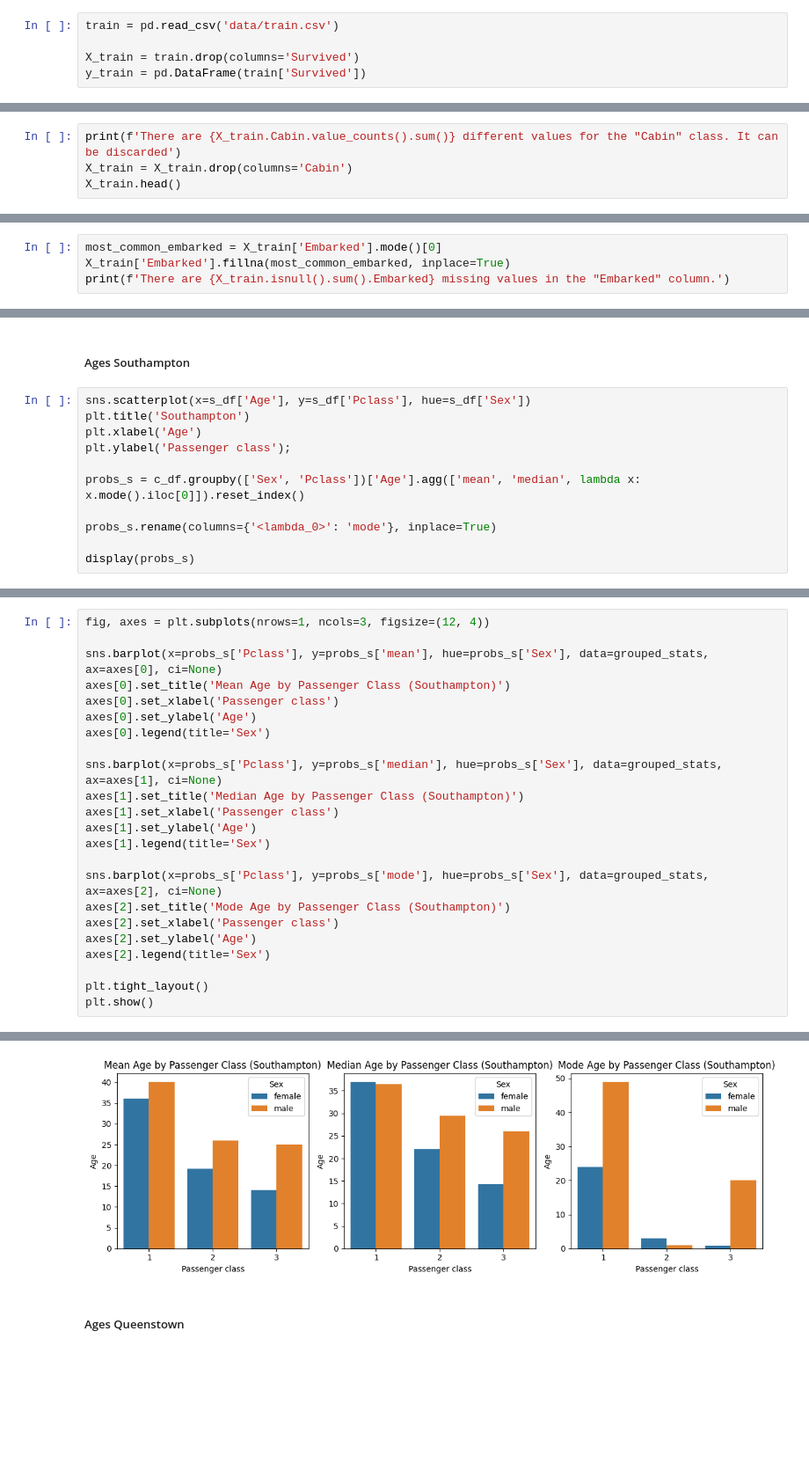
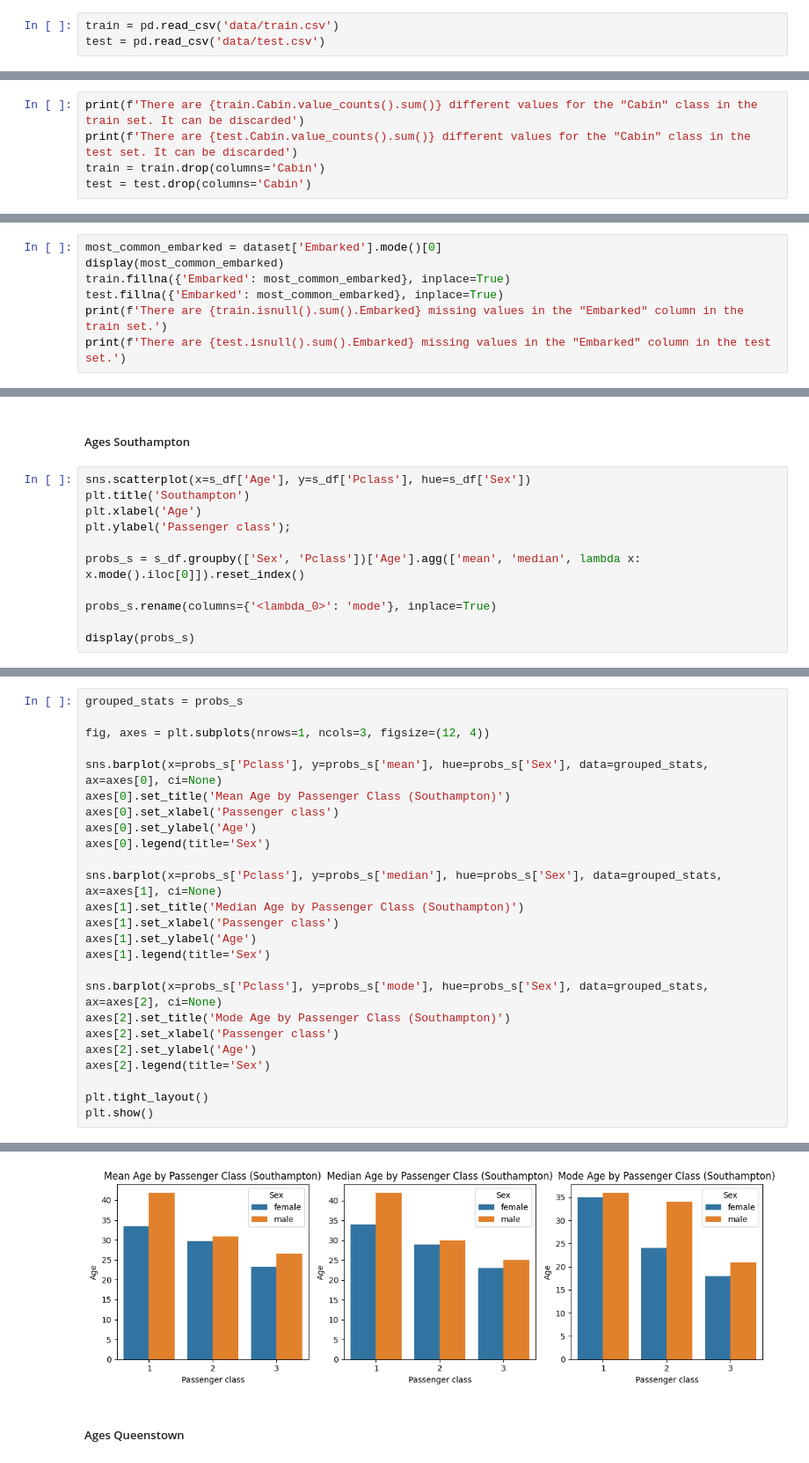
Before and after one commit to BigEd12/Titanic, a Jupyter notebook: titanic.ipynb, the cells around one changed output, grey strips where cells are left out. Shown at 88% size. Cells and saved outputs as stored; diff of their text form; blank space fills up the shorter version.

Commit message:
Create Preproc nb's, Create RF train_test nb

```diff
--- a/titanic.ipynb
+++ b/titanic.ipynb
@@ -9,7 +9,5 @@ import seaborn as sns
 # Load data
 # %%
 train = pd.read_csv('data/train.csv')
-
-X_train = train.drop(columns='Survived')
-y_train = pd.DataFrame(train['Survived'])
+test = pd.read_csv('data/test.csv')
 # %%
@@ -44,7 +51,8 @@ There are 2 missing values in the "Embarked" column.
 # %% [markdown]
 ### Drop 'Cabin' column
 # %%
-print(f'There are {X_train.Cabin.value_counts().sum()} different values for the "Cabin" class. It can be discarded')
-X_train = X_train.drop(columns='Cabin')
-X_train.head()
+print(f'There are {train.Cabin.value_counts().sum()} different values for the "Cabin" class in the train set. It can be discarded')
+print(f'There are {test.Cabin.value_counts().sum()} different values for the "Cabin" class in the test set. It can be discarded')
+train = train.drop(columns='Cabin')
+test = test.drop(columns='Cabin')
 # %% [output]
@@ -60,5 +66,8 @@ There are 204 different values for the "Cabin" class. It can be discarded
 # %%
-most_common_embarked = X_train['Embarked'].mode()[0]
-X_train['Embarked'].fillna(most_common_embarked, inplace=True)
-print(f'There are {X_train.isnull().sum().Embarked} missing values in the "Embarked" column.')
+most_common_embarked = dataset['Embarked'].mode()[0]
+display(most_common_embarked)
+train.fillna({'Embarked': most_common_embarked}, inplace=True)
+test.fillna({'Embarked': most_common_embarked}, inplace=True)
+print(f'There are {train.isnull().sum().Embarked} missing values in the "Embarked" column in the train set.')
+print(f'There are {test.isnull().sum().Embarked} missing values in the "Embarked" column in the test set.')
 # %% [output]
@@ -160,7 +174,7 @@ plt.title('Southampton')
 plt.xlabel('Age')
 plt.ylabel('Passenger class');
 
-probs_s = c_df.groupby(['Sex', 'Pclass'])['Age'].agg(['mean', 'median', lambda x: x.mode().iloc[0]]).reset_index()
+probs_s = s_df.groupby(['Sex', 'Pclass'])['Age'].agg(['mean', 'median', lambda x: x.mode().iloc[0]]).reset_index()
 
 probs_s.rename(columns={'<lambda_0>': 'mode'}, inplace=True)
 
@@ -176,5 +190,7 @@ display(probs_s)
 [figure]
 # %%
+grouped_stats = probs_s
+
 fig, axes = plt.subplots(nrows=1, ncols=3, figsize=(12, 4))
 
 sns.barplot(x=probs_s['Pclass'], y=probs_s['mean'], hue=probs_s['Sex'], data=grouped_stats, ax=axes[0], ci=None)
@@ -201,4 +228,4 @@ plt.show()
-[figure, old version]
+[figure, new version]
 # %% [markdown]
 ##### Ages Queenstown
 # %%
```
Also changed, not shown: parts of 46 cells of this notebook, 6 other files.
